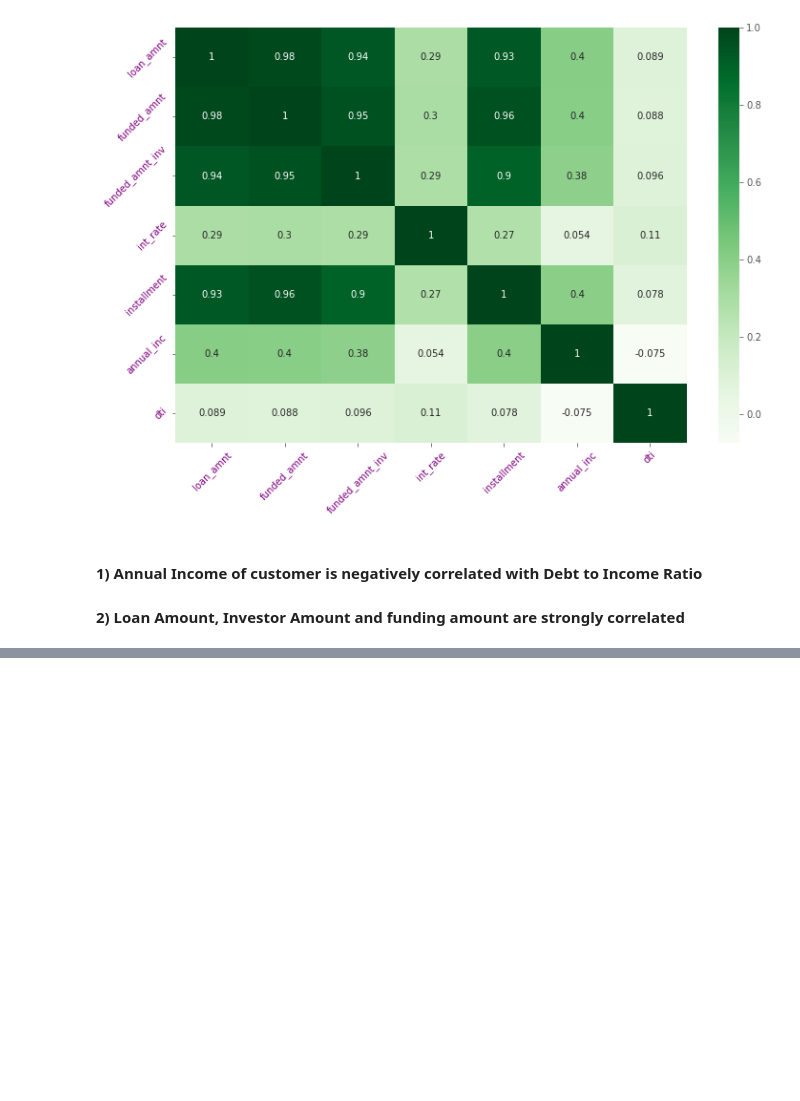
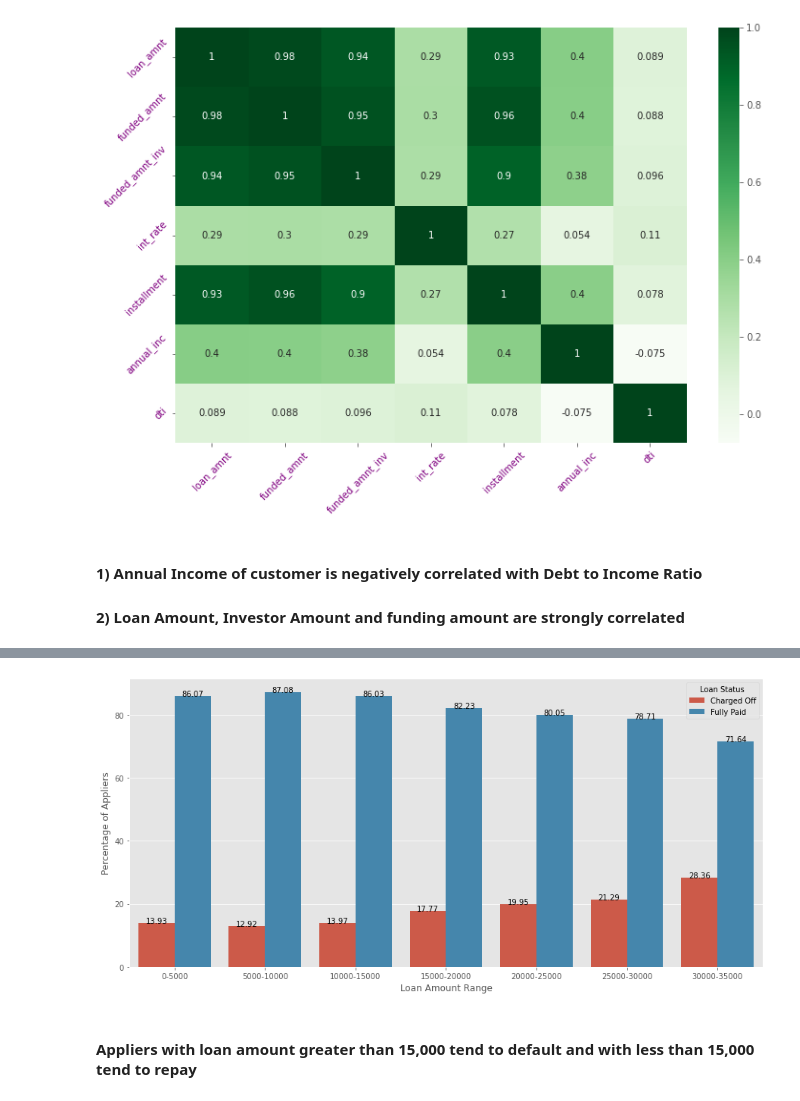
Before and after one commit to hanumant-jadhav/LendingClubCaseStudy, a Jupyter notebook: Hanumant_Jadhav.ipynb, the cells around one changed output, grey strips where cells are left out. Drawn from its saved outputs; the diff is of its cells as text; code cells hidden in the pictures; blank space fills up the shorter version.

Commit message:
Added analysis based on loan amount

```diff
--- a/Hanumant_Jadhav.ipynb
+++ b/Hanumant_Jadhav.ipynb
@@ -392,0 +397,8 @@ plt.show()
+# %%
+quantiles = loan_df.loan_amnt.quantile([0.05, 0.1, 0.15, 0.20, 0.25, 0.3, 0.35, 0.4, 0.45, 0.5, 0.55, 0.60, 0.65, 0.70, 0.75, 0.8, 0.85, 0.9, 0.95, 0.96, 0.97, 0.98, 0.99, 1])
+loan_amnt_groups = [0, 5000, 10000, 15000, 20000, 25000, 30000, 35000]
+loan_amnt_labels = ['0-5000', '5000-10000', '10000-15000', '15000-20000', '20000-25000','25000-30000', '30000-35000']
+loan_amnt_df = loan_df.loc[:,['loan_amnt', 'loan_status']]
+loan_amnt_df['loan_level'] = pd.cut(loan_amnt_df.loan_amnt, bins=loan_amnt_groups, labels =loan_amnt_labels)
+loan_amnt_df = loan_amnt_df.loc[:, ['loan_level','loan_status']]
+loan_amnt_df = loan_amnt_df.groupby(['loan_level', 'loan_status']).size()
@@ -392,0 +407,9 @@ plt.show()
+# %%
+loan_a_count = []
+for i in loan_amnt_df.reset_index().groupby('loan_level').sum()[0]:
+    loan_a_count.append(i)
+    loan_a_count.append(i)
+amnt_percentage = round(100*(loan_amnt_df)/loan_a_count, 2).reset_index()
+amnt_percentage['percent'] = amnt_percentage[0]
+amnt_percentage = amnt_percentage.drop(0, axis=1)
+amnt_percentage
@@ -392,0 +432,17 @@ plt.show()
+# %%
+plt.figure(figsize=(15,7))
+
+axes = sns.barplot(y='percent', x='loan_level', hue='loan_status', data=amnt_percentage)
+for patch in axes.patches:
+    height = patch.get_height()
+    axes.text(patch.get_x()+patch.get_width()/2., height, '{:1.2f}'.format(height), ha="center")
+
+plt.xlabel("Loan Amount Range")
+plt.ylabel("Percentage of Appliers")
+plt.legend(title = "Loan Status")
+
+plt.show()
+# %% [output]
+[figure, added]
+# %% [markdown]
+#### Appliers with loan amount greater than 15,000 tend to default and with less than 15,000 tend to repay
```
Also changed, not shown: parts of 23 cells of this notebook.
